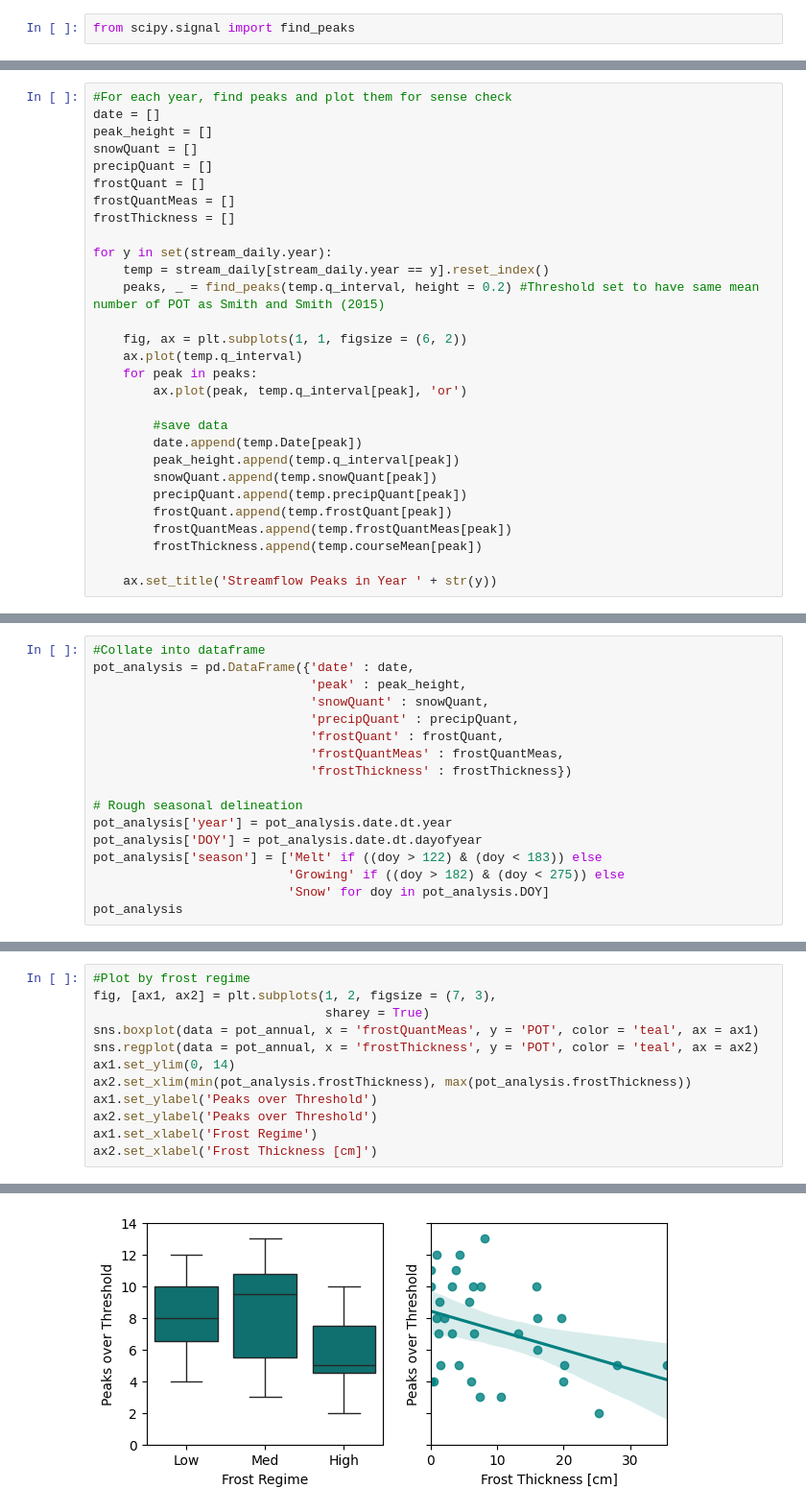
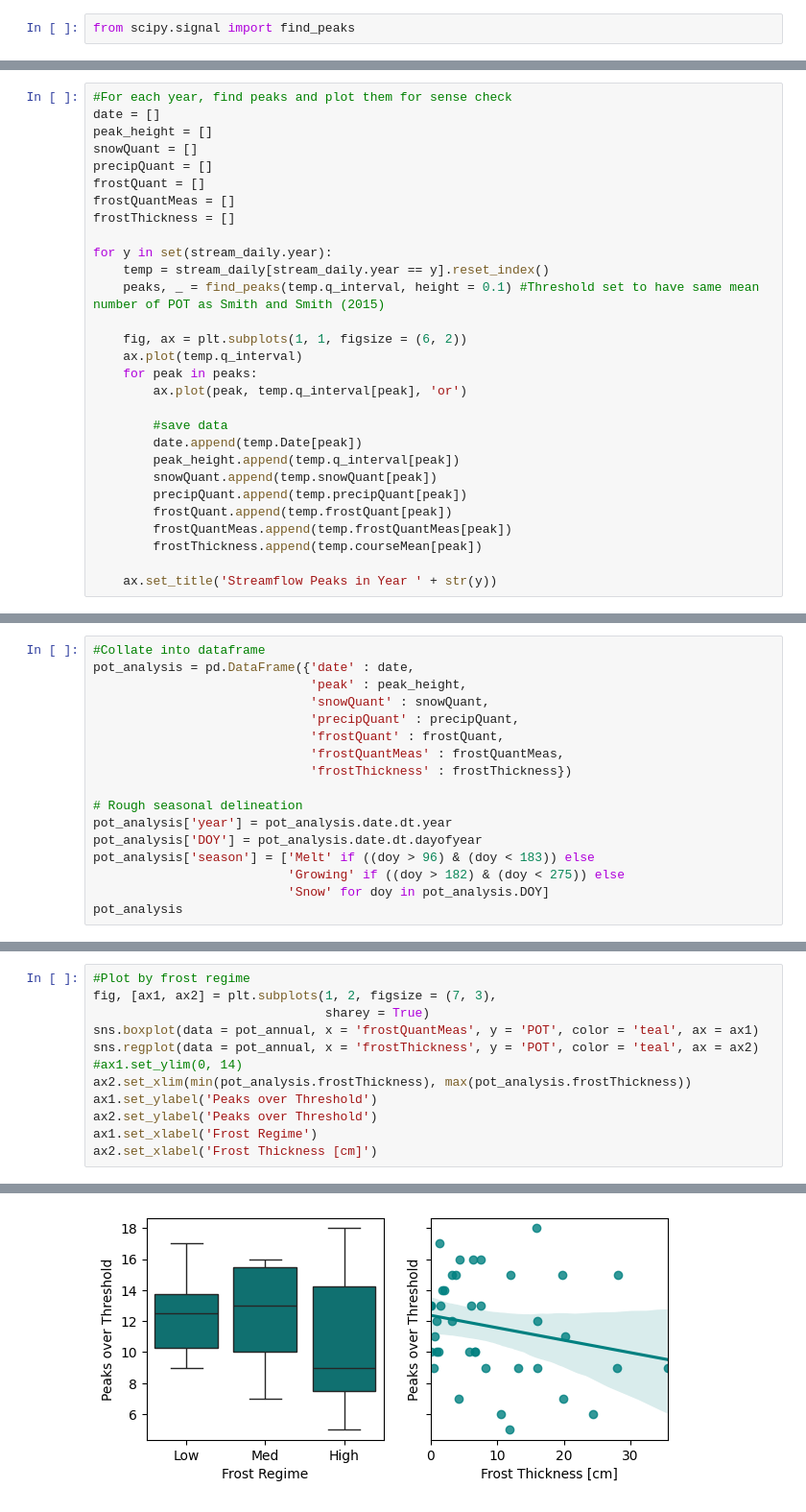
Before and after one commit to mwdjones/process-networks, a Jupyter notebook: 01_streamflow_exploration.ipynb, the cells around one changed output, grey strips where cells are left out. Shown at 96% size. Drawn from its saved outputs; the diff is of its cells as text.

```diff
--- a/01_streamflow_exploration.ipynb
+++ b/01_streamflow_exploration.ipynb
@@ -306,7 +309,7 @@ frostThickness = []
 
 for y in set(stream_daily.year):
     temp = stream_daily[stream_daily.year == y].reset_index()
-    peaks, _ = find_peaks(temp.q_interval, height = 0.2) #Threshold set to have same mean number of POT as Smith and Smith (2015)
+    peaks, _ = find_peaks(temp.q_interval, height = 0.1) #Threshold set to have same mean number of POT as Smith and Smith (2015)
 
     fig, ax = plt.subplots(1, 1, figsize = (6, 2))
     ax.plot(temp.q_interval)
@@ -350,7 +353,7 @@ pot_analysis = pd.DataFrame({'date' : date,
 # Rough seasonal delineation
 pot_analysis['year'] = pot_analysis.date.dt.year
 pot_analysis['DOY'] = pot_analysis.date.dt.dayofyear
-pot_analysis['season'] = ['Melt' if ((doy > 122) & (doy < 183)) else
+pot_analysis['season'] = ['Melt' if ((doy > 96) & (doy < 183)) else
                           'Growing' if ((doy > 182) & (doy < 275)) else
                           'Snow' for doy in pot_analysis.DOY]
 pot_analysis
@@ -385,18 +388,18 @@ pot_annual.head()
 # %%
 #Plot by frost regime
 fig, [ax1, ax2] = plt.subplots(1, 2, figsize = (7, 3),
                                sharey = True)
 sns.boxplot(data = pot_annual, x = 'frostQuantMeas', y = 'POT', color = 'teal', ax = ax1)
 sns.regplot(data = pot_annual, x = 'frostThickness', y = 'POT', color = 'teal', ax = ax2)
-ax1.set_ylim(0, 14)
+#ax1.set_ylim(0, 14)
 ax2.set_xlim(min(pot_analysis.frostThickness), max(pot_analysis.frostThickness))
 ax1.set_ylabel('Peaks over Threshold')
 ax2.set_ylabel('Peaks over Threshold')
 ax1.set_xlabel('Frost Regime')
 ax2.set_xlabel('Frost Thickness [cm]')
 # %% [output]
 Text(0.5, 0, 'Frost Thickness [cm]')
-[figure, old version]
+[figure, new version]
 # %%
 #Seasonal summary
 pot_seasonal = pot_analysis.groupby(['year', 'season'])[['peak', 'frostThickness']].mean()
```
Also changed, not shown: parts of 8 cells of this notebook, 35 other files.
